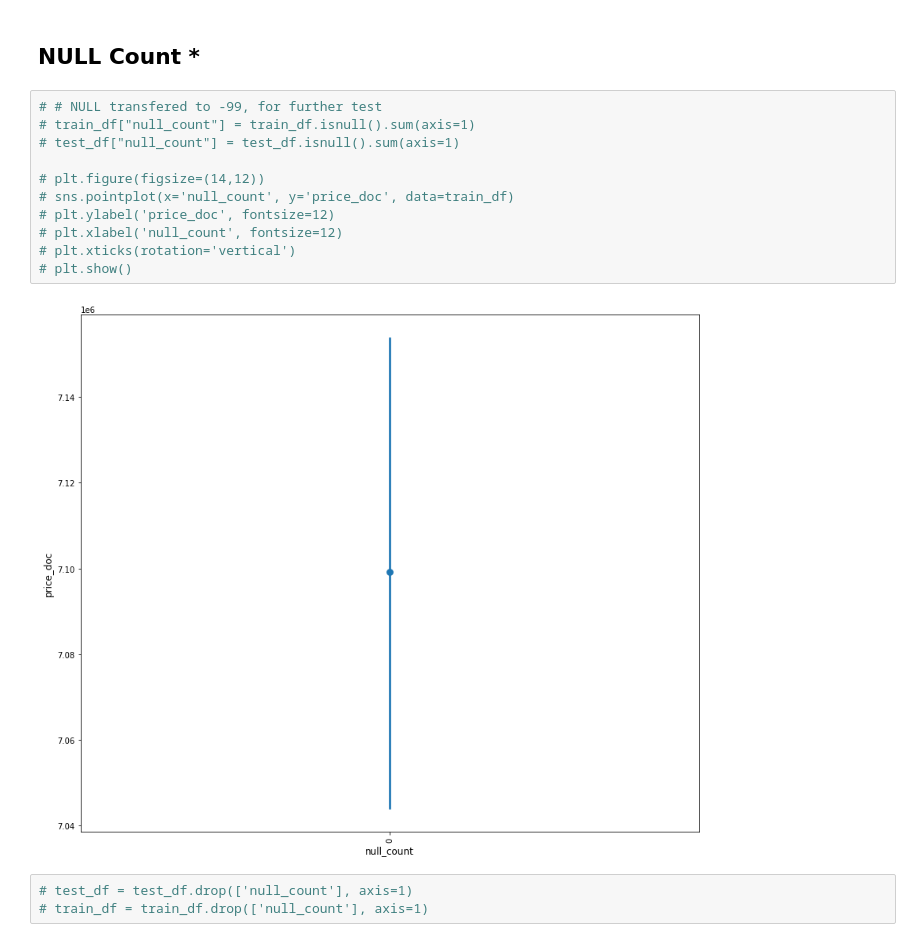
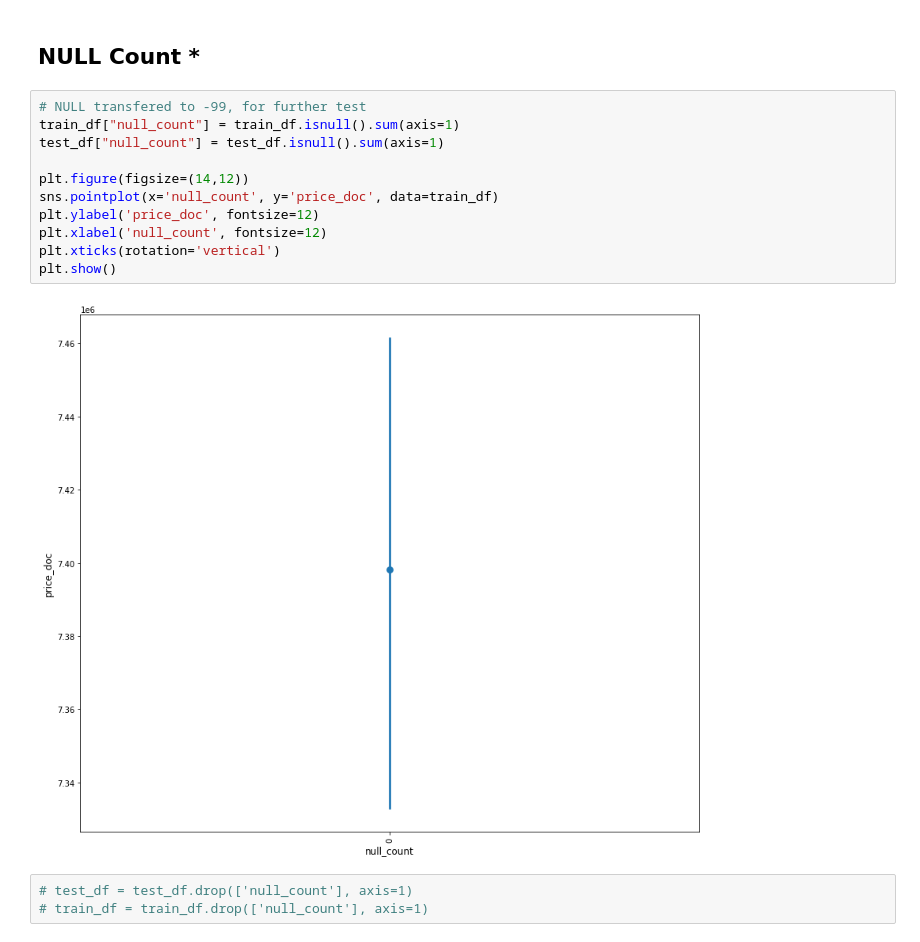
Before and after one commit to horaceyoung/CZ4041-Machine-Learning-Project, a Jupyter notebook: Feature_Eng.ipynb, the cells around one changed output. Saved outputs shown, nothing was run; the diff lists cells and outputs as text.

```diff
--- a/Feature_Eng.ipynb
+++ b/Feature_Eng.ipynb
@@ -38,18 +38,18 @@ train_df.head()
 # %% [markdown]
 ## NULL Count *
 # %%
-# # NULL transfered to -99, for further test
-# train_df["null_count"] = train_df.isnull().sum(axis=1)
-# test_df["null_count"] = test_df.isnull().sum(axis=1)
+# NULL transfered to -99, for further test
+train_df["null_count"] = train_df.isnull().sum(axis=1)
+test_df["null_count"] = test_df.isnull().sum(axis=1)
 
-# plt.figure(figsize=(14,12))
-# sns.pointplot(x='null_count', y='price_doc', data=train_df)
-# plt.ylabel('price_doc', fontsize=12)
-# plt.xlabel('null_count', fontsize=12)
-# plt.xticks(rotation='vertical')
-# plt.show()
+plt.figure(figsize=(14,12))
+sns.pointplot(x='null_count', y='price_doc', data=train_df)
+plt.ylabel('price_doc', fontsize=12)
+plt.xlabel('null_count', fontsize=12)
+plt.xticks(rotation='vertical')
+plt.show()
 # %% [output]
-[figure, old version]
+[figure, new version]
 # %%
 # test_df = test_df.drop(['null_count'], axis=1)
 # train_df = train_df.drop(['null_count'], axis=1)
```
Also changed, not shown: parts of 48 cells of this notebook, 1 other file.
